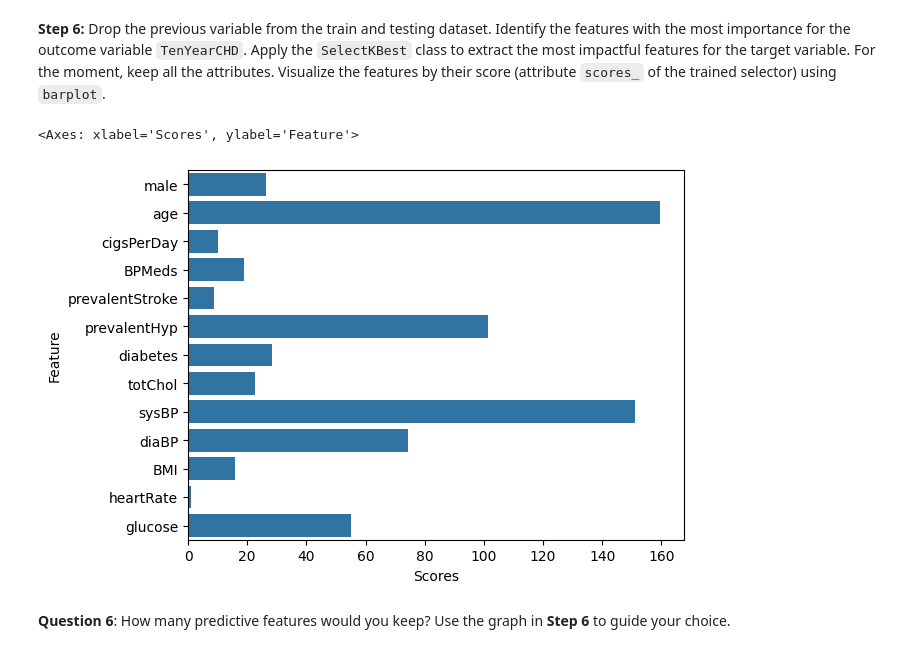
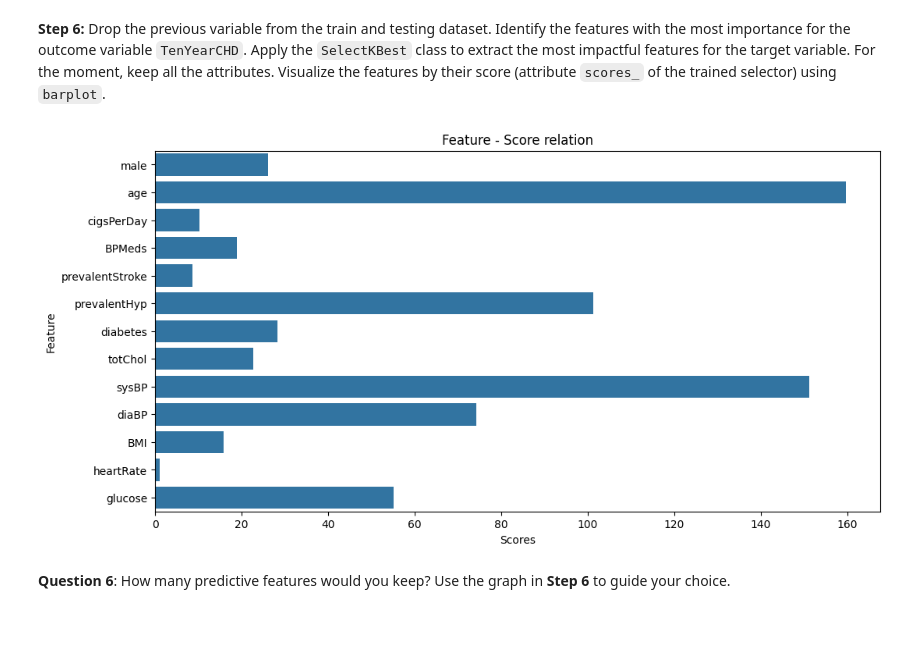
Before and after one commit to juulCoding04/AI_assignment, a Jupyter notebook: Assignment - Imbalanced Data/notebooks/1- Imbalanced_Data.ipynb, the cells around one changed output. Drawn from its saved outputs; the diff is of its cells as text; code cells hidden in the pictures; blank space fills up the shorter version.

```diff
--- a/Assignment - Imbalanced Data/notebooks/1- Imbalanced_Data.ipynb
+++ b/Assignment - Imbalanced Data/notebooks/1- Imbalanced_Data.ipynb
@@ -199,10 +199,12 @@ feature_names = X.columns
 
 score_data = pd.DataFrame({'Feature': feature_names, 'Scores': feature_scores})
 # %%
+plt.figure(figsize=(12,6))
 sns.barplot(x='Scores', y='Feature', data=score_data)
+plt.title("Feature - Score relation")
+plt.show()
 # %% [output]
-<Axes: xlabel='Scores', ylabel='Feature'>
-[figure, old version]
+[figure, new version]
 # %% [markdown]
 **Question 6**:
 How many predictive features would you keep? Use the graph in **Step 6** to guide your choice.
```
Also changed, not shown: parts of 2 cells of this notebook.
